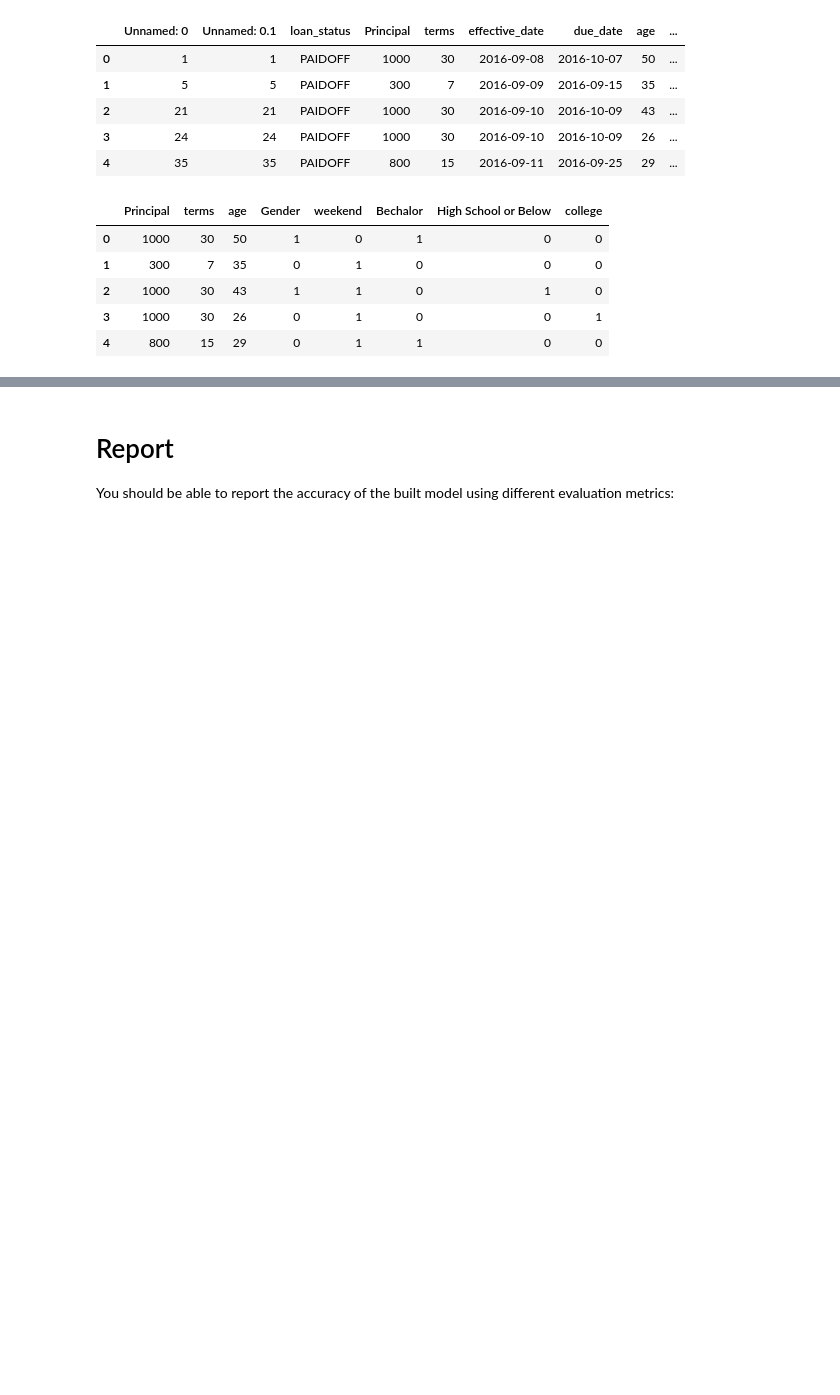
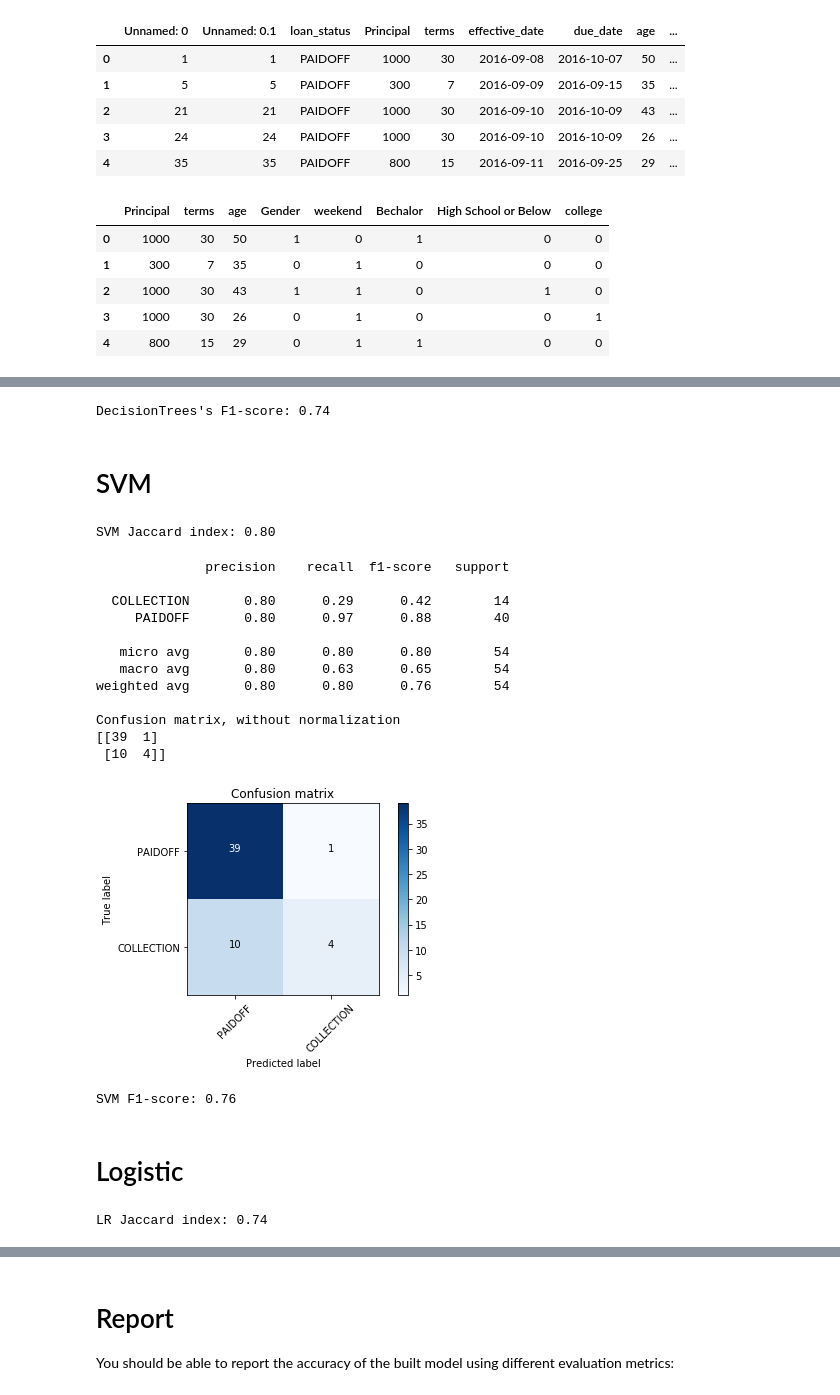
Before and after one commit to HASAN9519/Coursera_IBM_machine_learning, a Jupyter notebook: Final work.ipynb, the cells around one changed output, grey strips where cells are left out. Saved outputs shown, nothing was run; the diff lists cells and outputs as text; code cells hidden in the pictures; blank space fills up the shorter version.

```diff
--- a/Final work.ipynb
+++ b/Final work.ipynb
@@ -888,0 +687,44 @@ log_loss(y1, yhat_prob1)
+# %%
+print("DecisionTrees's F1-score: %.2f" % f1_score(y1,ptree, average='weighted') )
+# %% [output]
+DecisionTrees's F1-score: 0.74
+# %% [markdown]
+# SVM
+# %%
+yhatsvm = clf.predict(X1)
+print("SVM Jaccard index: %.2f" % jaccard_similarity_score(y1, yhatsvm))
+# %% [output]
+SVM Jaccard index: 0.80
+# %%
+cnf_matrix = confusion_matrix(y1,yhatsvm, labels=['PAIDOFF','COLLECTION'])
+np.set_printoptions(precision=2)
+
+print (classification_report(y1, yhatsvm))
+
+plt.figure()
+plot_confusion_matrix(cnf_matrix, classes=['PAIDOFF','COLLECTION'],normalize= False,  title='Confusion matrix')
+# %% [output]
+              precision    recall  f1-score   support
+
+  COLLECTION       0.80      0.29      0.42        14
+     PAIDOFF       0.80      0.97      0.88        40
+
+   micro avg       0.80      0.80      0.80        54
+   macro avg       0.80      0.63      0.65        54
+weighted avg       0.80      0.80      0.76        54
+
+Confusion matrix, without normalization
+[[39  1]
+ [10  4]]
+[figure, added]
+# %%
+print("SVM F1-score: %.2f" % f1_score(y1, yhatsvm, average='weighted') )
+# %% [output]
+SVM F1-score: 0.76
+# %% [markdown]
+# Logistic
+# %%
+yhatlog = LR.predict(X1)
+print("LR Jaccard index: %.2f" % jaccard_similarity_score(y1, yhatlog))
+# %% [output]
+LR Jaccard index: 0.74
```
Also changed, not shown: parts of 57 cells of this notebook.
